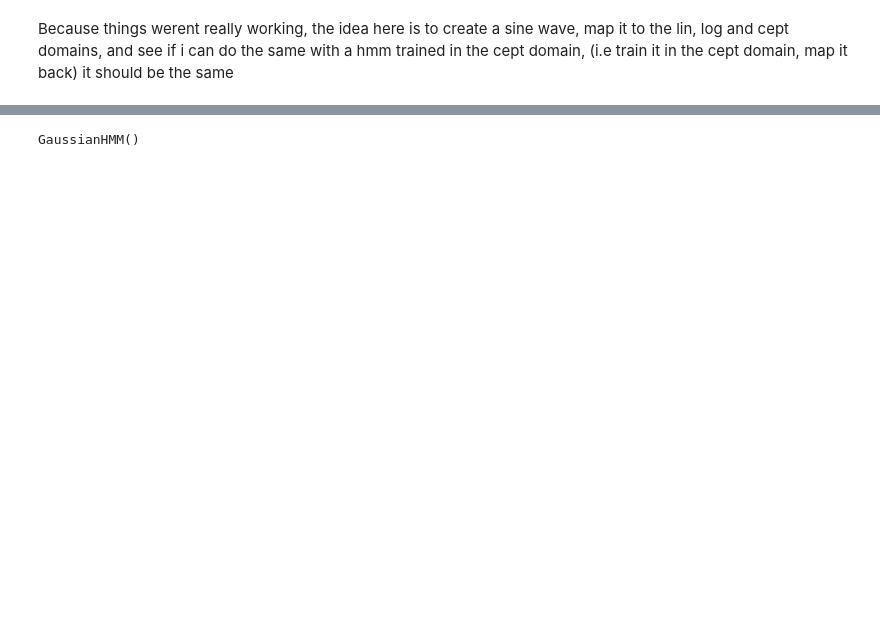
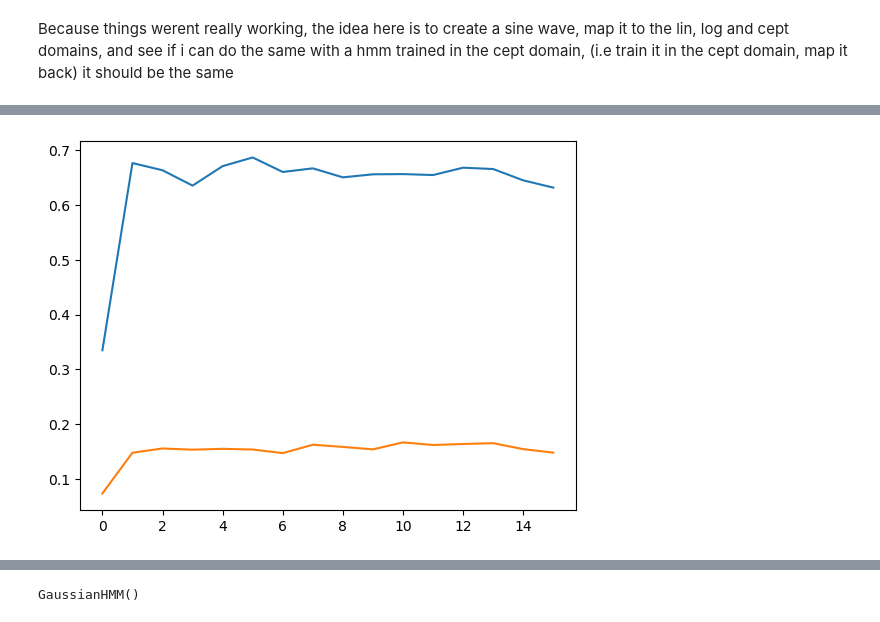
Before and after one commit to Davidjames9610/ubm, a Jupyter notebook: classifiers/fhmm/pmc_development/a_sine_wave_lin_log_cept.ipynb, the cells around one changed output, grey strips where cells are left out. Cells and saved outputs as stored; diff of their text form; code cells hidden in the pictures; blank space fills up the shorter version.

```diff
--- a/classifiers/fhmm/pmc_development/a_sine_wave_lin_log_cept.ipynb
+++ b/classifiers/fhmm/pmc_development/a_sine_wave_lin_log_cept.ipynb
@@ -44,0 +50,6 @@ plt.show()
+# %%
+import utils
+s1_average_power = utils.get_average_power(s1, use_buffer=True, show_graph=True)
+noise_average_power = utils.get_average_power(noise, use_buffer=True, show_graph=True)
+# %% [output]
+[figure, added]
```
Also changed, not shown: parts of 5 cells of this notebook, 5 other files.
